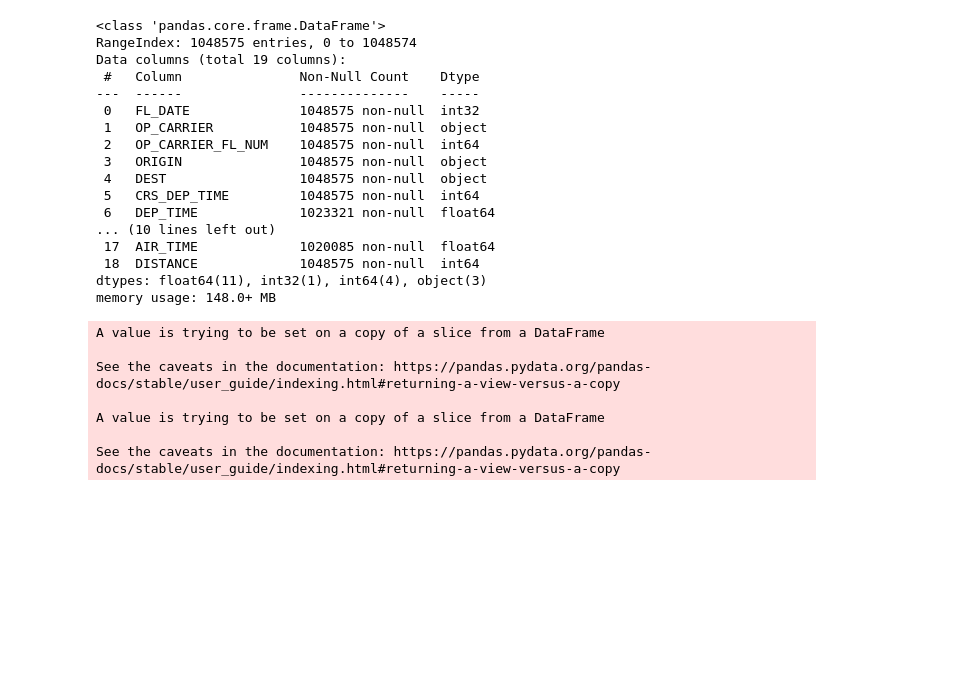
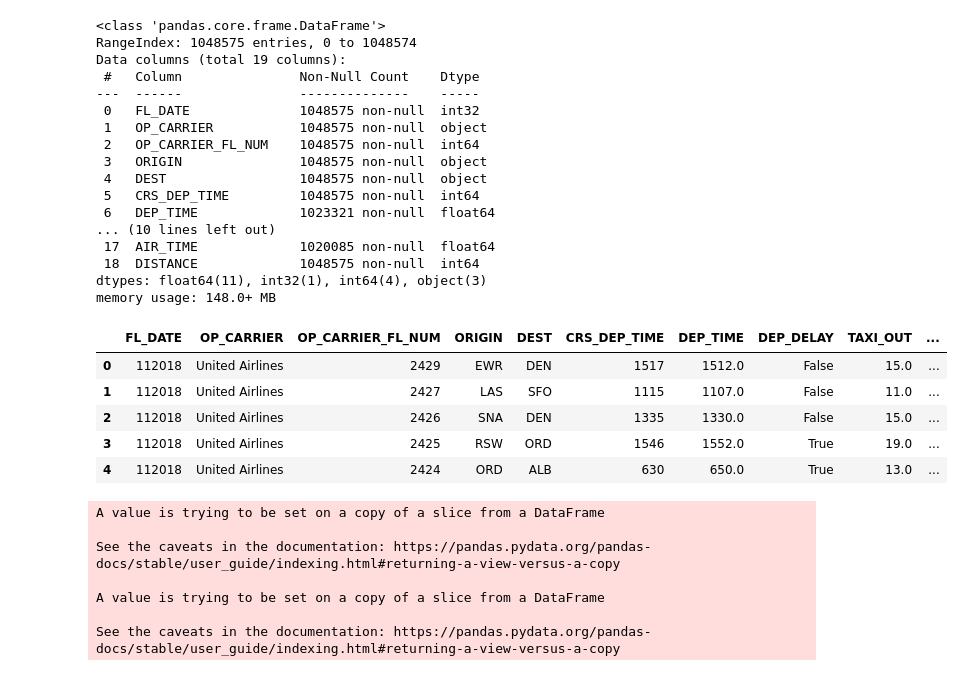
Before and after one commit to td2thinh/ElectricityConsumptionML, a Jupyter notebook: AirlinesData.ipynb, the cells around one changed output. Cells and saved outputs as stored; diff of their text form; code cells hidden in the pictures; blank space fills up the shorter version.

```diff
--- a/AirlinesData.ipynb
+++ b/AirlinesData.ipynb
@@ -81,0 +85,9 @@ from sklearn import metrics
+# %%
+df.head()
+# %% [output]
+|  | FL_DATE | OP_CARRIER | OP_CARRIER_FL_NUM | ORIGIN | DEST | CRS_DEP_TIME | DEP_TIME | DEP_DELAY | TAXI_OUT | ... |
+| 0 | 112018 | United Airlines | 2429 | EWR | DEN | 1517 | 1512.0 | False | 15.0 | ... |
+| 1 | 112018 | United Airlines | 2427 | LAS | SFO | 1115 | 1107.0 | False | 11.0 | ... |
+| 2 | 112018 | United Airlines | 2426 | SNA | DEN | 1335 | 1330.0 | False | 15.0 | ... |
+| 3 | 112018 | United Airlines | 2425 | RSW | ORD | 1546 | 1552.0 | True | 19.0 | ... |
+| 4 | 112018 | United Airlines | 2424 | ORD | ALB | 630 | 650.0 | True | 13.0 | ... |
```
Also changed, not shown: parts of 11 cells of this notebook.
